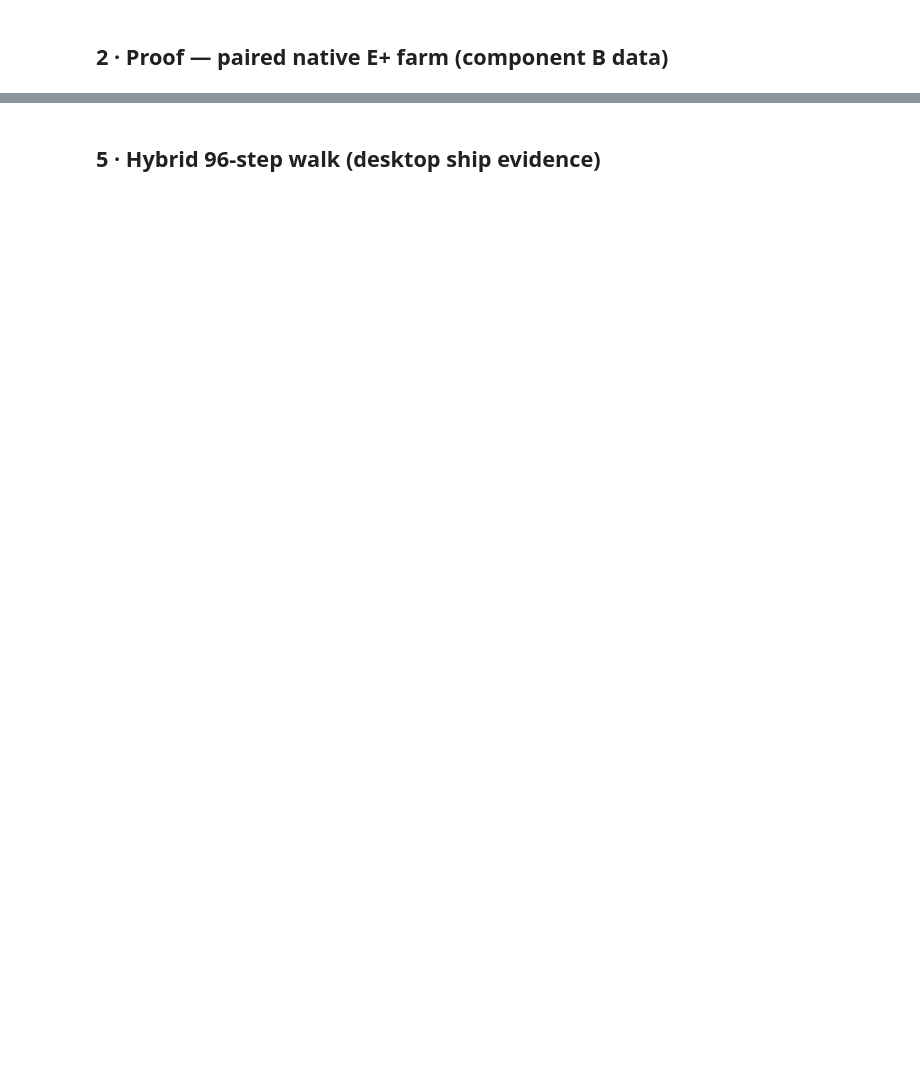
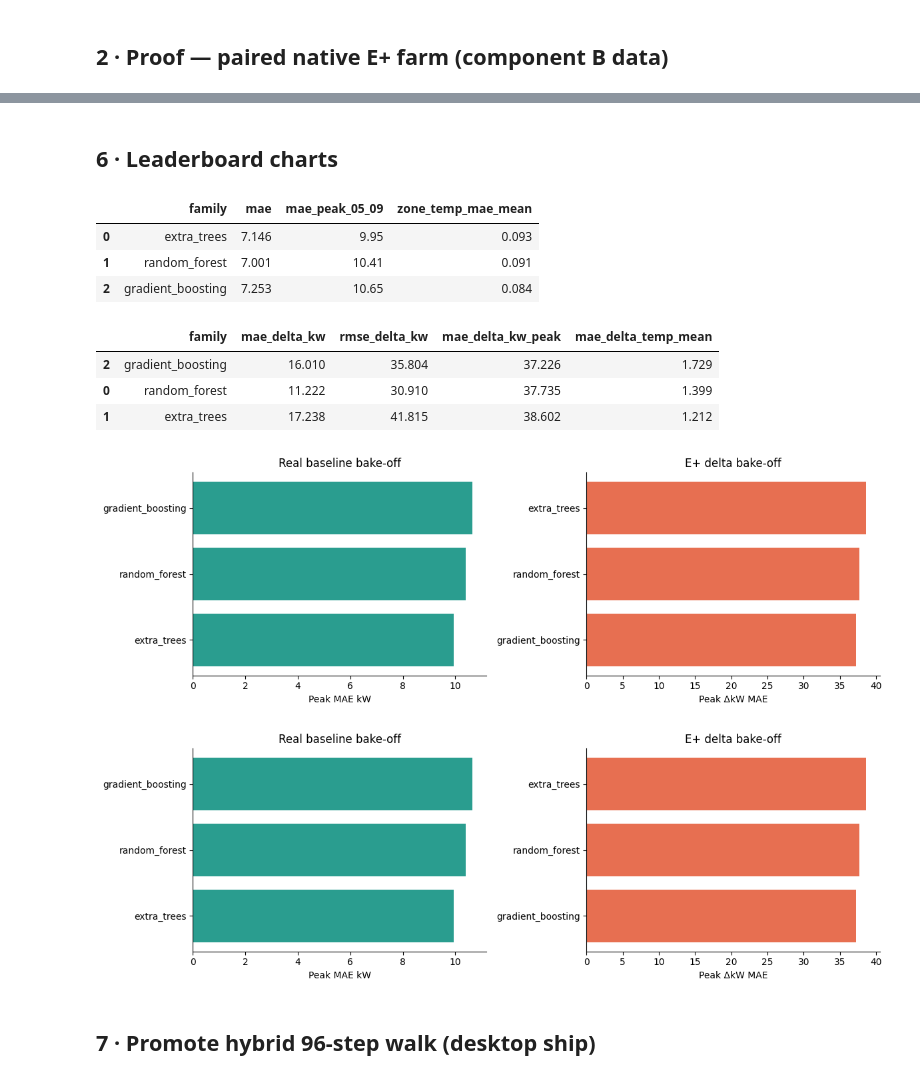
Before and after one commit to bbartling/py-bacnet-stacks-playground, a Jupyter notebook: vibe_code_apps_22/notebooks/lakeside_heating_dsm_sklearn.ipynb, the cells around one changed output, grey strips where cells are left out. Drawn from its saved outputs; the diff is of its cells as text; code cells hidden in the pictures; blank space fills up the shorter version.

```diff
--- a/vibe_code_apps_22/notebooks/lakeside_heating_dsm_sklearn.ipynb
+++ b/vibe_code_apps_22/notebooks/lakeside_heating_dsm_sklearn.ipynb
@@ -78,0 +257,11 @@ plt.show()
+# %%
+delta_df, paired_path = load_paired_and_build_delta(PATHS["eplus_paired"], out_dir=OUT)
+if FULL:
+    delta_result = train_delta(delta_df, outer_splits=N_SPLITS, n_iter=4)
+else:
+    delta_result = lean_train_delta(delta_df, n_splits=N_SPLITS)
+
+delta_paths = export_delta_artifacts(delta_result, OUT, paired_source=str(paired_path))
+delta_card = json.loads(delta_paths["card"].read_text(encoding="utf-8"))
+display(Markdown(f"### E+ delta champion: **{delta_card['champion']}**"))
+print(json.dumps(delta_result["cv_teacher_forced"], indent=2))
@@ -79,38 +303,47 @@ plt.show()
+# %% [markdown]
+## 6 · Leaderboard charts
 # %%
-base_card = json.loads(PATHS["real_baseline_card"].read_text(encoding="utf-8"))
-delta_card = json.loads(PATHS["delta_card"].read_text(encoding="utf-8"))
-assert base_card.get("honesty") == "HYBRID_SCREENING"
-assert delta_card.get("honesty") == "HYBRID_SCREENING"
-assert base_card.get("provenance") == "REAL_BAS_15MIN"
-
 cv = base_card["cv_teacher_forced"]
-rows = []
-for fam, m in cv.items():
-    rows.append({
+lb = pd.DataFrame([
+    {
         "family": fam,
         "mae": m.get("facility_kw_mae", m.get("facility_kw", {}).get("mae")),
-        "mae_peak_05_09": m.get("facility_kw_mae_peak_05_09", m.get("facility_kw", {}).get("mae_peak_05_09")),
+        "mae_peak_05_09": m.get(
+            "facility_kw_mae_peak_05_09",
+            m.get("facility_kw", {}).get("mae_peak_05_09"),
+        ),
         "zone_temp_mae_mean": m.get("zone_temp_mae_mean"),
-    })
-lb = pd.DataFrame(rows).sort_values("mae_peak_05_09").reset_index(drop=True)
-display(Markdown(f"### Real baseline champion: **{base_card['champion']}**"))
+    }
+    for fam, m in cv.items()
+]).sort_values("mae_peak_05_09").reset_index(drop=True)
 display(lb.round(3))
 
 dcv = delta_card["cv_teacher_forced"]
 dlb = pd.DataFrame([{"family": k, **v} for k, v in dcv.items()]).sort_values("mae_delta_kw_peak")
-display(Markdown(f"### E+ delta champion: **{delta_card['champion']}** (smoke/paired farm)"))
 display(dlb.round(3))
 
 fig, axes = plt.subplots(1, 2, figsize=(12, 4))
 axes[0].barh(lb["family"], lb["mae_peak_05_09"], color="#2a9d8f")
 axes[0].set_xlabel("Peak MAE kW"); axes[0].set_title("Real baseline bake-off")
 axes[1].barh(dlb["family"], dlb["mae_delta_kw_peak"], color="#e76f51")
 axes[1].set_xlabel("Peak ΔkW MAE"); axes[1].set_title("E+ delta bake-off")
 for ax in axes:
     ax.spines["top"].set_visible(False); ax.spines["right"].set_visible(False)
 plt.tight_layout()
 save_fig(PATHS["figures"] / "hybrid_sklearn_leaderboards.png", fig)
-plt.show()
+display(fig)
+plt.close(fig)
+# %% [output]
+|  | family | mae | mae_peak_05_09 | zone_temp_mae_mean |
+| 0 | extra_trees | 7.146 | 9.95 | 0.093 |
+| 1 | random_forest | 7.001 | 10.41 | 0.091 |
+| 2 | gradient_boosting | 7.253 | 10.65 | 0.084 |
+|  | family | mae_delta_kw | rmse_delta_kw | mae_delta_kw_peak | mae_delta_temp_mean |
+| 2 | gradient_boosting | 16.010 | 35.804 | 37.226 | 1.729 |
+| 0 | random_forest | 11.222 | 30.910 | 37.735 | 1.399 |
+| 1 | extra_trees | 17.238 | 41.815 | 38.602 | 1.212 |
+[figure, added]
+[figure, added]
 # %% [markdown]
-## 5 · Hybrid 96-step walk (desktop ship evidence)
+## 7 · Promote hybrid 96-step walk (desktop ship)
 # %%
```
Also changed, not shown: parts of 14 cells of this notebook, 36 other files.
